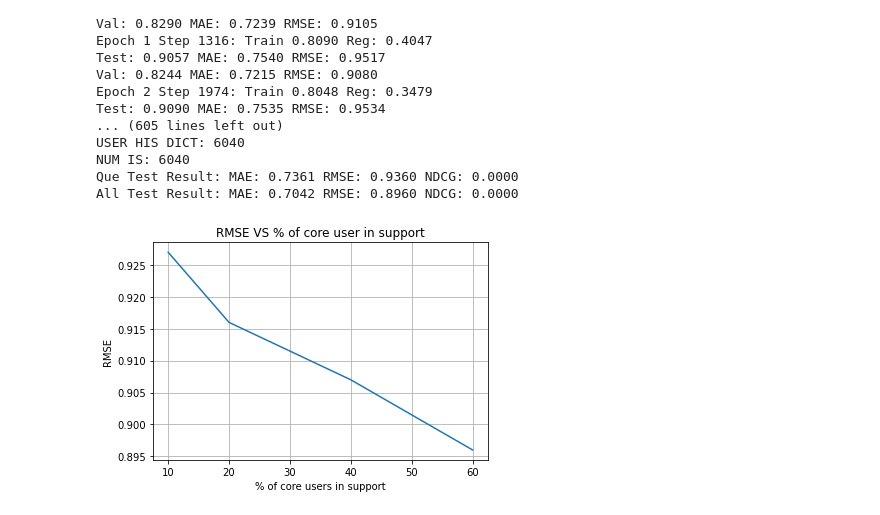
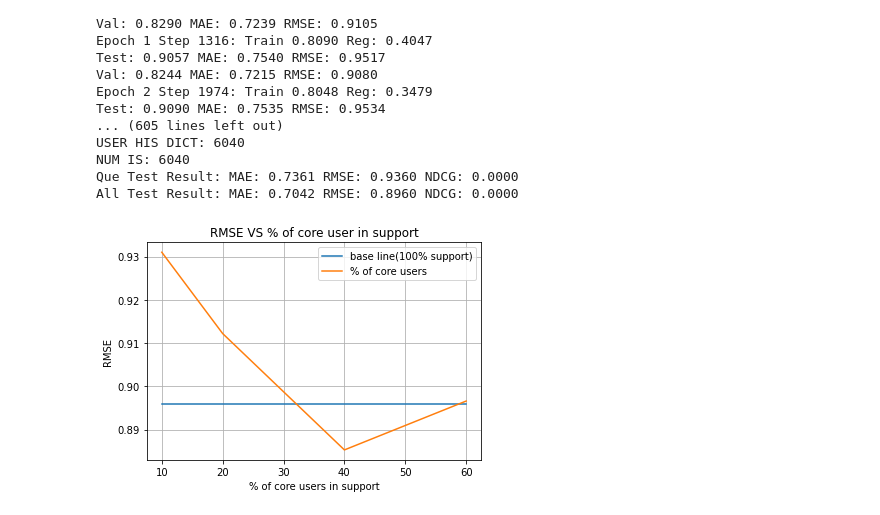
Before and after one commit to JRK123/IDCF, a Jupyter notebook: code/ml-1m/IDCF-NN/runsv2.ipynb, the cells around one changed output. Drawn from its saved outputs; the diff is of its cells as text; code cells hidden in the pictures.

Commit message:
graph

```diff
--- a/code/ml-1m/IDCF-NN/runsv2.ipynb
+++ b/code/ml-1m/IDCF-NN/runsv2.ipynb
@@ -396,14 +396,17 @@ All Test Result: MAE: 0.7042 RMSE: 0.8960 NDCG: 0.0000
 # %%
 import matplotlib.pyplot as plt
 
 x_axis = [10, 20, 40, 60]
-y_axis = [0.927,0.916,0.907,0.896]
-
-plt.plot(x_axis, y_axis)
+y_axis = [0.9310,0.9122,0.8853,0.8966]
+x1_axis = [10, 20, 40, 60]
+y1_axis = [0.8959, 0.8959, 0.8959, 0.8959]
+plt.plot(x1_axis, y1_axis, label="base line(100% support)")
+plt.plot(x_axis, y_axis, label="% of core users")
 plt.title('RMSE VS % of core user in support')
 plt.xlabel('% of core users in support')
 plt.ylabel('RMSE')
 plt.grid()
+plt.legend()
 plt.show()
 # %% [output]
-[figure, old version]
+[figure, new version]
```
Also changed, not shown: parts of 1 cell of this notebook.
